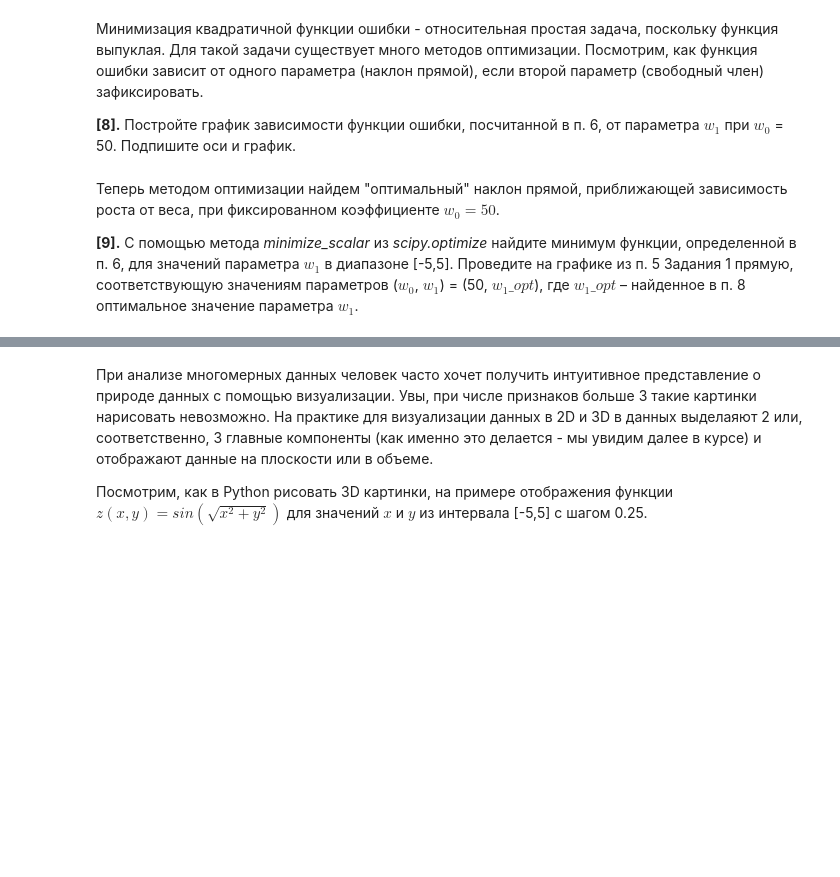
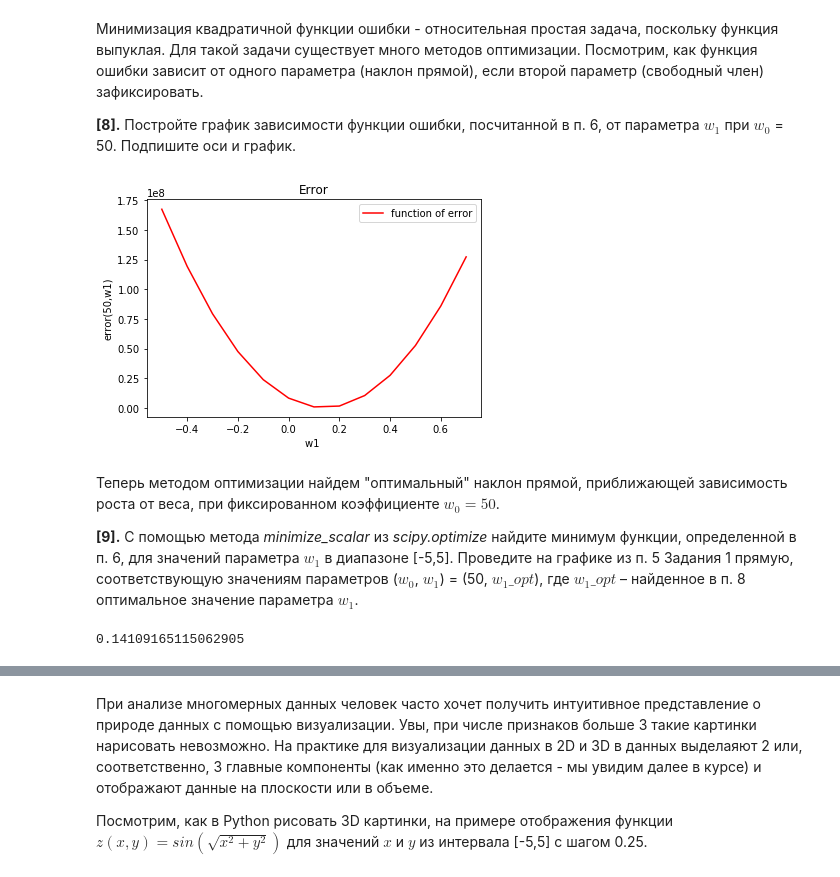
Before and after one commit to Craiglal/ML-Hometasks, a Jupyter notebook: task1/hometask.ipynb, the cells around one changed output, grey strips where cells are left out. Cells and saved outputs as stored; diff of their text form; code cells hidden in the pictures; blank space fills up the shorter version.

```diff
--- a/task1/hometask.ipynb
+++ b/task1/hometask.ipynb
@@ -126,3 +135,10 @@ $$error(w_0, w_1) = \sum_{i=1}^n {(y_i - (w_0 + w_1 * x_i))}^2 $$
+# %%
+def error(w0, w1):
+    result = 0
+    for i in range(1, len(data.index)):
+        temp = (data['Height'][i] - (w0 + w1 * data['Weight'][i]))**2
+        result += temp
+    return result
 # %% [markdown]
 Итак, мы решаем задачу: как через облако точек, соответсвующих наблюдениям в нашем наборе данных, в пространстве признаков "Рост" и "Вес" провести прямую линию так, чтобы минимизировать функционал из п. 6. Для начала давайте отобразим хоть какие-то прямые и убедимся, что они плохо передают зависимость роста от веса.
 
@@ -138,3 +164,16 @@ $$error(w_0, w_1) = \sum_{i=1}^n {(y_i - (w_0 + w_1 * x_i))}^2 $$
+# %%
+w = np.arange(-0.5, 0.8, 0.1)
+
+err = [error(50,w1) for w1 in w]
+plt.title('Error')
+plt.xlabel('w1 ')
+plt.ylabel('error(50,w1)')
+
+plt.plot(w, err, color="red", label="function of error")
+plt.legend()
+plt.show()
+# %% [output]
+[figure, added]
 # %% [markdown]
 Теперь методом оптимизации найдем "оптимальный" наклон прямой, приближающей зависимость роста от веса, при фиксированном коэффициенте $w_0 = 50$.
 
@@ -145,0 +181,11 @@ $$error(w_0, w_1) = \sum_{i=1}^n {(y_i - (w_0 + w_1 * x_i))}^2 $$
+# %%
+from scipy.optimize import minimize_scalar
+
+def error50(w1):
+    return error(50,w1)
+
+min=minimize_scalar(error50, bounds=(-5,5), method='bounded')
+w1_opt=min.x
+w1_opt
+# %% [output]
+0.14109165115062905
```
Also changed, not shown: parts of 17 cells of this notebook.
